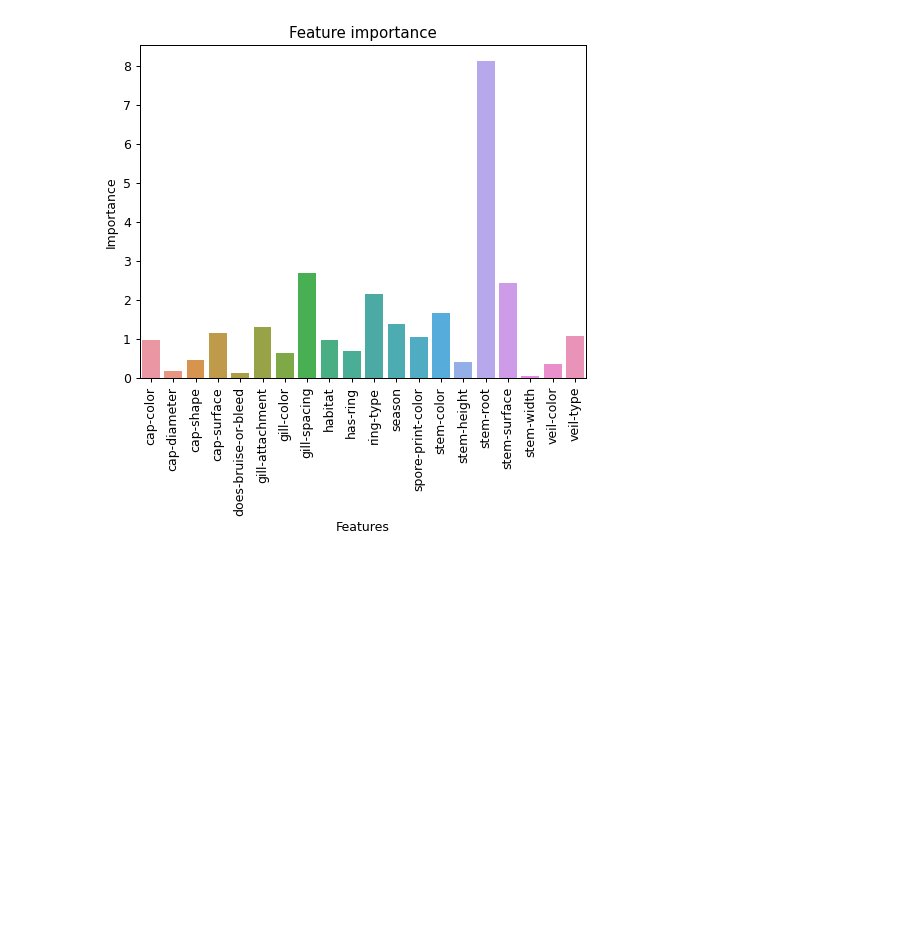
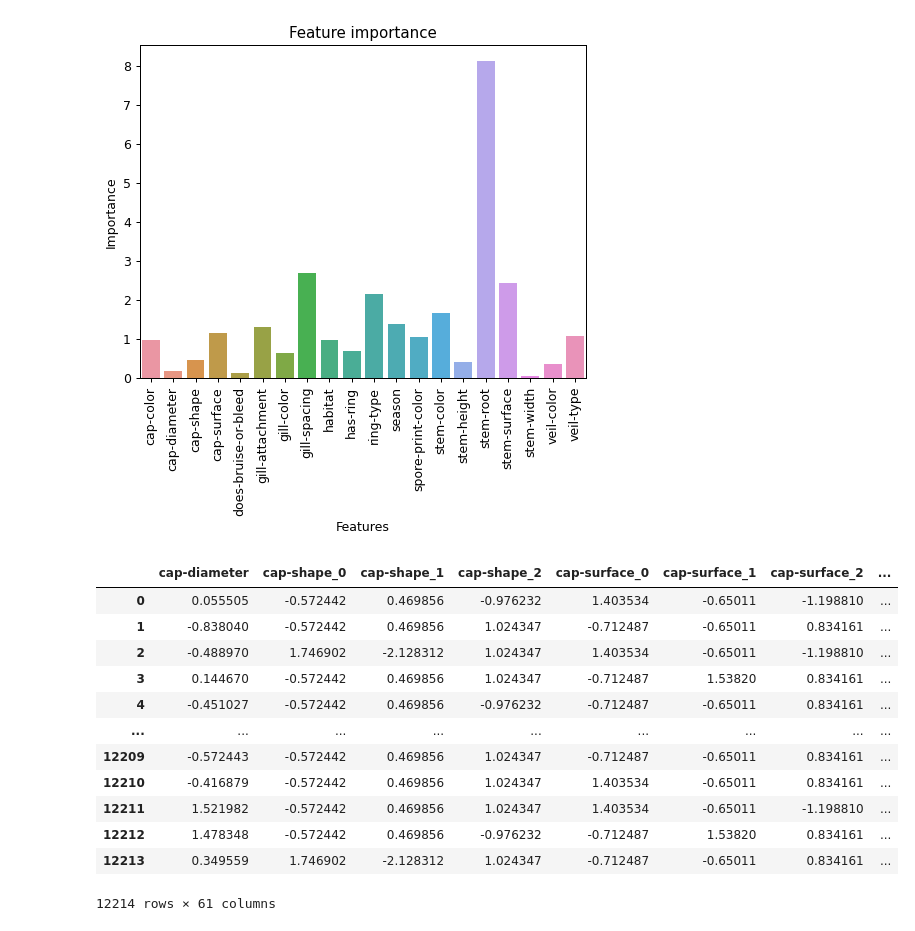
Before and after one commit to MarcosBianchii/Organizacion-de-Datos, a Jupyter notebook: TP2/baseline.ipynb, the cells around one changed output. Saved outputs shown, nothing was run; the diff lists cells and outputs as text; code cells hidden in the pictures; blank space fills up the shorter version.

```diff
--- a/TP2/baseline.ipynb
+++ b/TP2/baseline.ipynb
@@ -181,3 +195,21 @@ plt.xticks(rotation=90)
   Text(18, 0, 'veil-color'),
   Text(19, 0, 'veil-type')])
 [figure]
+# %%
+df = pd.DataFrame(X_validation, columns=columnas_encodeadas)
+df['class'] = y_validation
+df
+# %% [output]
+|  | cap-diameter | cap-shape_0 | cap-shape_1 | cap-shape_2 | cap-surface_0 | cap-surface_1 | cap-surface_2 | ... |
+| 0 | 0.055505 | -0.572442 | 0.469856 | -0.976232 | 1.403534 | -0.65011 | -1.198810 | ... |
+| 1 | -0.838040 | -0.572442 | 0.469856 | 1.024347 | -0.712487 | -0.65011 | 0.834161 | ... |
+| 2 | -0.488970 | 1.746902 | -2.128312 | 1.024347 | 1.403534 | -0.65011 | -1.198810 | ... |
+| 3 | 0.144670 | -0.572442 | 0.469856 | 1.024347 | -0.712487 | 1.53820 | 0.834161 | ... |
+| 4 | -0.451027 | -0.572442 | 0.469856 | -0.976232 | -0.712487 | -0.65011 | 0.834161 | ... |
+| ... | ... | ... | ... | ... | ... | ... | ... | ... |
+| 12209 | -0.572443 | -0.572442 | 0.469856 | 1.024347 | -0.712487 | -0.65011 | 0.834161 | ... |
+| 12210 | -0.416879 | -0.572442 | 0.469856 | 1.024347 | 1.403534 | -0.65011 | 0.834161 | ... |
+| 12211 | 1.521982 | -0.572442 | 0.469856 | 1.024347 | 1.403534 | -0.65011 | -1.198810 | ... |
+| 12212 | 1.478348 | -0.572442 | 0.469856 | -0.976232 | -0.712487 | 1.53820 | 0.834161 | ... |
+| 12213 | 0.349559 | 1.746902 | -2.128312 | 1.024347 | -0.712487 | -0.65011 | 0.834161 | ... |
+12214 rows × 61 columns
```
Also changed, not shown: parts of 12 cells of this notebook.
